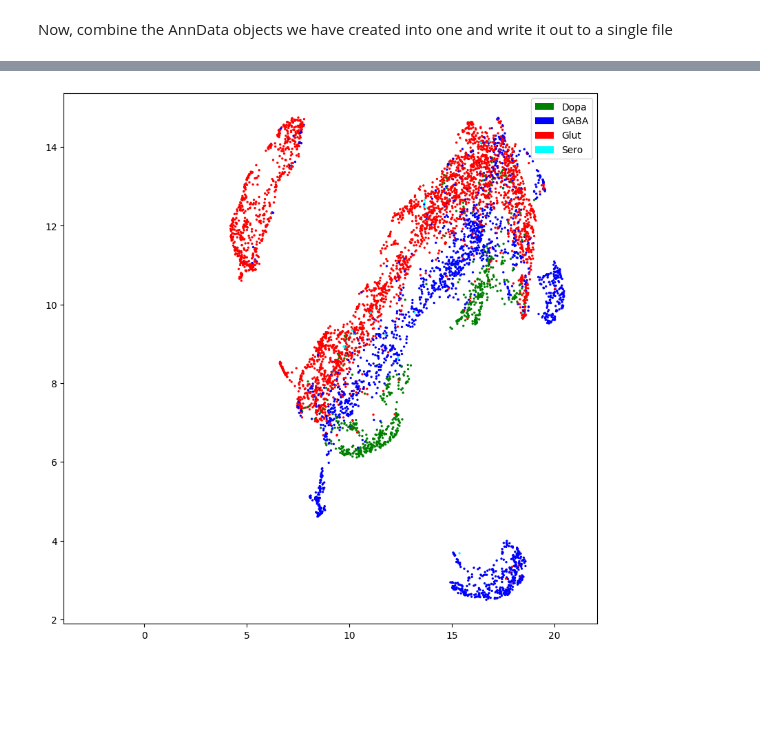
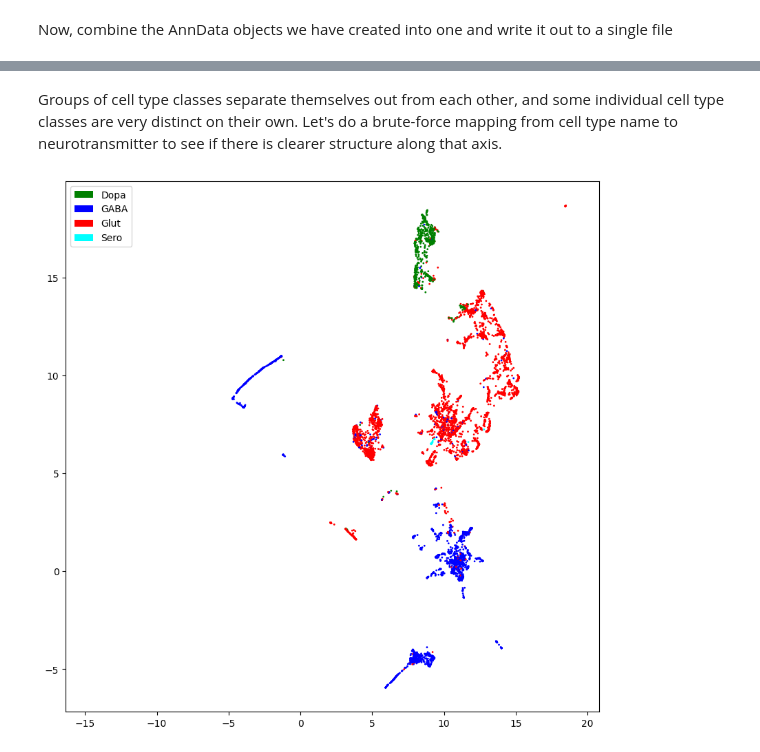
Before and after one commit to AllenInstitute/cell_type_mapper, a Jupyter notebook: examples/cross_species_mapping.ipynb, the cells around one changed output, grey strips where cells are left out. Cells and saved outputs as stored; diff of their text form; code cells hidden in the pictures; blank space fills up the shorter version.

Commit message:
NOTEBOOK: update cross-species-mapping notebook

```diff
--- a/examples/cross_species_mapping.ipynb
+++ b/examples/cross_species_mapping.ipynb
@@ -291,10 +424,13 @@ import cell_type_mapper.taxonomy.taxonomy_tree as tree_module
 taxonomy_tree = tree_module.TaxonomyTree(data=mapping['taxonomy_tree'])
 # %%
 level = 'CCN20230722_CLAS'
-mouse_assignments = [
+mouse_classes = np.array([
+
+    # map machine-readable identifiers into human-readable names
     taxonomy_tree.label_to_name(
         level=level,
         label=cell[level]['assignment']
     )
+
     for cell in mapping['results']
-]
+])
@@ -306,9 +440,9 @@ print(len(set(mouse_assignments)))
 import matplotlib.pyplot as plt
 # %%
 fontsize = 15
-assignment_val = sorted(set(mouse_assignments))
+assignment_val = sorted(set(mouse_classes))
 assignment_to_idx = {a: ii for ii, a in enumerate(assignment_val)}
-assn_idx = [assignment_to_idx[a] for a in mouse_assignments]
+assn_idx = [assignment_to_idx[a] for a in mouse_classes]
 fig = plt.figure(figsize=(10, 10))
 axis = fig.add_subplot(1,1,1)
 _ = axis.hist(assn_idx, np.arange(len(assignment_val)+1))
@@ -323,4 +457,5 @@ axis.tick_params(
     axis='x',
     labelrotation=-90.0
 )
+axis.set_ylabel('N cells', fontsize=fontsize)
 # %% [output]
@@ -394,3 +657,5 @@ def plot_embedding(
 # %%
 src = anndata.read_h5ad(query_path)
-cell_by_gene = src.X.toarray()
+cell_by_gene = np.log2(
+    1.0+cell_by_gene_utils.convert_to_cpm(src.X.toarray())
+)
@@ -411,18 +689,21 @@ plot_embedding(
 # %%
+%%time
 neuron_idx = np.array([
-    ii for ii in range(len(mouse_assignments))
-    if 'Vascular' not in mouse_assignments[ii]
-    and 'Astro-Epen' not in mouse_assignments[ii]
-    and 'OPC-Oligo' not in mouse_assignments[ii]
-    and 'Immune' not in mouse_assignments[ii]
+    ii for ii in range(len(mouse_classes))
+    if 'Vascular' not in mouse_classes[ii]
+    and 'Astro-Epen' not in mouse_classes[ii]
+    and 'OPC-Oligo' not in mouse_classes[ii]
+    and 'Immune' not in mouse_classes[ii]
 ])
-mouse_neurons = np.array(mouse_assignments)[neuron_idx]
+neuron_classes = np.array(mouse_classes)[neuron_idx]
 neuron_x = cell_by_gene[neuron_idx, :]
 
-neuron_embedding = create_embedding(neuron_x, n_pca=30, umap_metric='correlation')
-plot_embedding(
-    cell_assignments=mouse_neurons,
-    embedding_coords=neuron_embedding,
-    color_lookup=color_lookup['CCN20230722_CLAS'],
-    legend=True)
+neuron_embedding = create_embedding(
+    neuron_x,
+    n_pca=100,
+    n_genes=100,
+    umap_metric='correlation',
+    n_epochs=8000,
+    learning_rate=0.05
+)
 # %% [output]
@@ -430,25 +720,27 @@ plot_embedding(
+# %% [markdown]
+Groups of cell type classes separate themselves out from each other, and some individual cell type classes are very distinct on their own. Let's do a brute-force mapping from cell type name to neurotransmitter to see if there is clearer structure along that axis.
 # %%
 brute_nt = []
-for cell in mouse_neurons:
+for cell in neuron_classes:
     nt = None
     for tag in ('GABA', 'Glut', 'Dopa', 'Sero'):
         if tag in cell:
             nt = tag
             break
     assert nt is not None
     brute_nt.append(nt)
 
 nt_color_map = {
     'GABA': 'blue',
     'Glut': 'red',
     'Dopa': 'green',
     'Sero': 'cyan'
 }
 plot_embedding(
     cell_assignments=brute_nt,
     embedding_coords=neuron_embedding,
     color_lookup=nt_color_map,
     legend=True
 )
 # %% [output]
-[figure, old version]
+[figure, new version]
```
Also changed, not shown: parts of 54 cells of this notebook.
